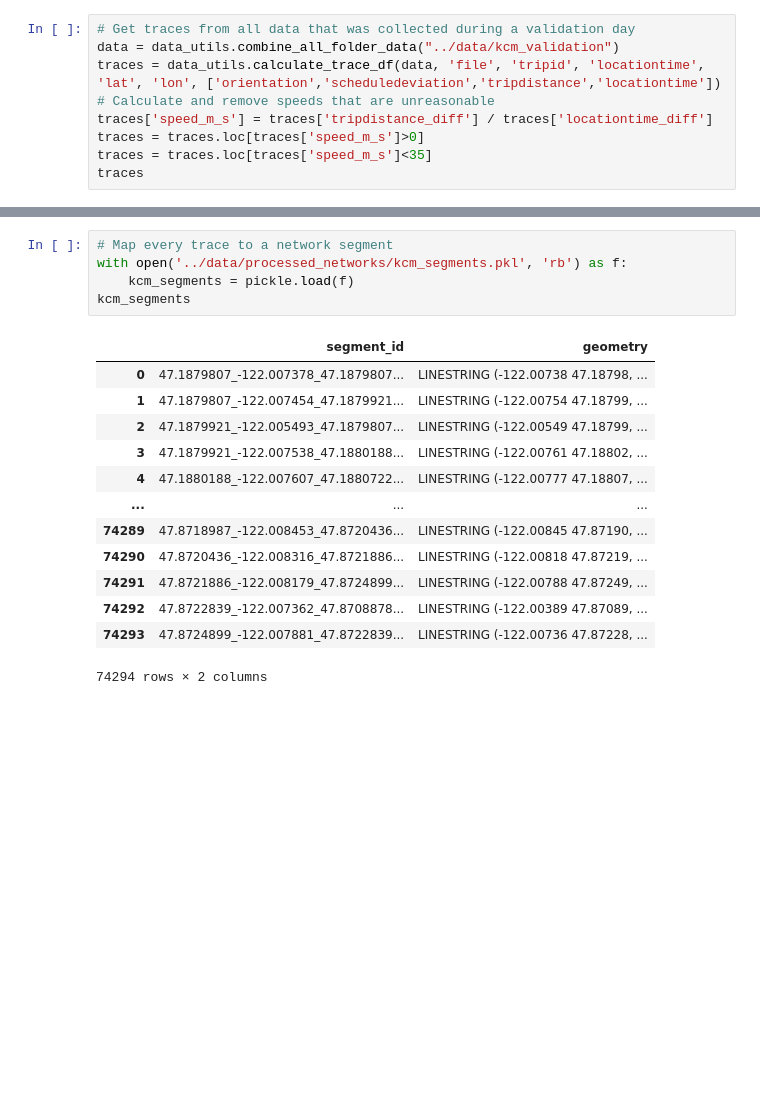
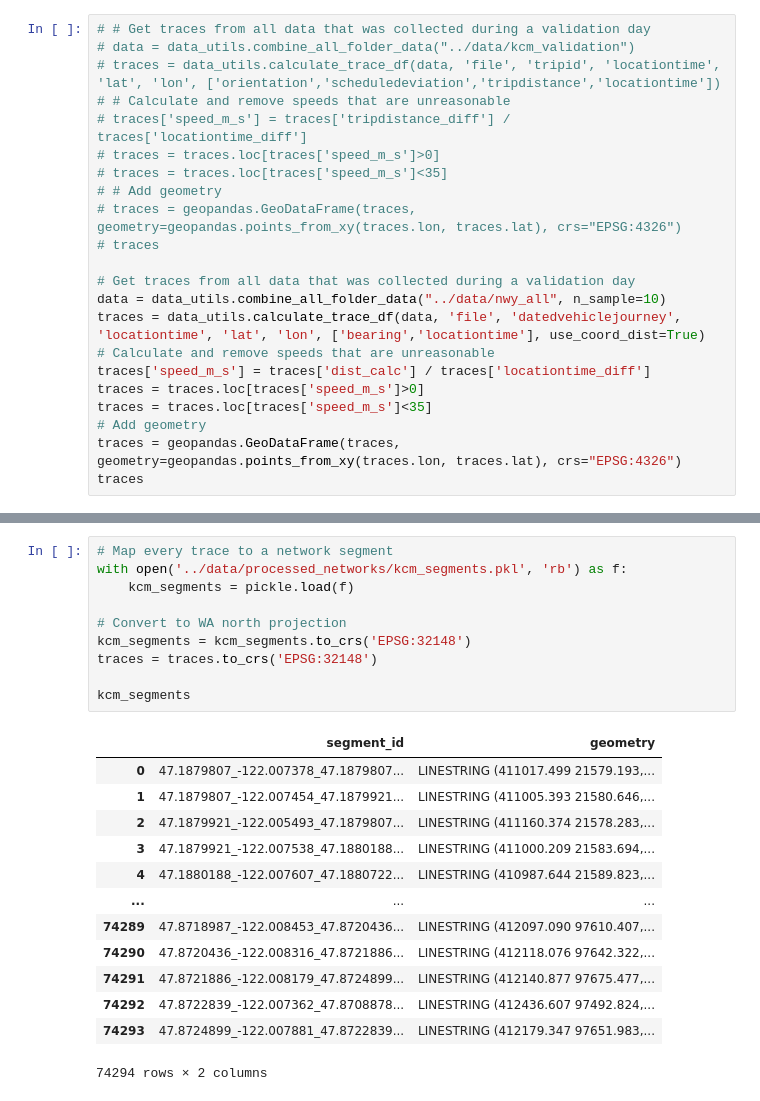
Before and after one commit to zackAemmer/generalizable_travel_times, a Jupyter notebook: src/03_map_features_to_network.ipynb, the cells around one changed output, grey strips where cells are left out. Cells and saved outputs as stored; diff of their text form; blank space fills up the shorter version.

```diff
--- a/src/03_map_features_to_network.ipynb
+++ b/src/03_map_features_to_network.ipynb
@@ -13,10 +13,23 @@ import shapely.geometry
 # %%
+# # Get traces from all data that was collected during a validation day
+# data = data_utils.combine_all_folder_data("../data/kcm_validation")
+# traces = data_utils.calculate_trace_df(data, 'file', 'tripid', 'locationtime', 'lat', 'lon', ['orientation','scheduledeviation','tripdistance','locationtime'])
+# # Calculate and remove speeds that are unreasonable
+# traces['speed_m_s'] = traces['tripdistance_diff'] / traces['locationtime_diff']
+# traces = traces.loc[traces['speed_m_s']>0]
+# traces = traces.loc[traces['speed_m_s']<35]
+# # Add geometry
+# traces = geopandas.GeoDataFrame(traces, geometry=geopandas.points_from_xy(traces.lon, traces.lat), crs="EPSG:4326")
+# traces
+
 # Get traces from all data that was collected during a validation day
-data = data_utils.combine_all_folder_data("../data/kcm_validation")
-traces = data_utils.calculate_trace_df(data, 'file', 'tripid', 'locationtime', 'lat', 'lon', ['orientation','scheduledeviation','tripdistance','locationtime'])
+data = data_utils.combine_all_folder_data("../data/nwy_all", n_sample=10)
+traces = data_utils.calculate_trace_df(data, 'file', 'datedvehiclejourney', 'locationtime', 'lat', 'lon', ['bearing','locationtime'], use_coord_dist=True)
 # Calculate and remove speeds that are unreasonable
-traces['speed_m_s'] = traces['tripdistance_diff'] / traces['locationtime_diff']
+traces['speed_m_s'] = traces['dist_calc'] / traces['locationtime_diff']
 traces = traces.loc[traces['speed_m_s']>0]
 traces = traces.loc[traces['speed_m_s']<35]
+# Add geometry
+traces = geopandas.GeoDataFrame(traces, geometry=geopandas.points_from_xy(traces.lon, traces.lat), crs="EPSG:4326")
 traces
 # %% [output]
@@ -36,19 +49,24 @@ traces
 # %%
 # Map every trace to a network segment
 with open('../data/processed_networks/kcm_segments.pkl', 'rb') as f:
     kcm_segments = pickle.load(f)
+
+# Convert to WA north projection
+kcm_segments = kcm_segments.to_crs('EPSG:32148')
+traces = traces.to_crs('EPSG:32148')
+
 kcm_segments
 # %% [output]
 |  | segment_id | geometry |
-| 0 | 47.1879807_-122.007378_47.1879807... | LINESTRING (-122.00738 47.18798, ... |
-| 1 | 47.1879807_-122.007454_47.1879921... | LINESTRING (-122.00754 47.18799, ... |
-| 2 | 47.1879921_-122.005493_47.1879807... | LINESTRING (-122.00549 47.18799, ... |
-| 3 | 47.1879921_-122.007538_47.1880188... | LINESTRING (-122.00761 47.18802, ... |
-| 4 | 47.1880188_-122.007607_47.1880722... | LINESTRING (-122.00777 47.18807, ... |
+| 0 | 47.1879807_-122.007378_47.1879807... | LINESTRING (411017.499 21579.193,... |
+| 1 | 47.1879807_-122.007454_47.1879921... | LINESTRING (411005.393 21580.646,... |
+| 2 | 47.1879921_-122.005493_47.1879807... | LINESTRING (411160.374 21578.283,... |
+| 3 | 47.1879921_-122.007538_47.1880188... | LINESTRING (411000.209 21583.694,... |
+| 4 | 47.1880188_-122.007607_47.1880722... | LINESTRING (410987.644 21589.823,... |
 | ... | ... | ... |
-| 74289 | 47.8718987_-122.008453_47.8720436... | LINESTRING (-122.00845 47.87190, ... |
-| 74290 | 47.8720436_-122.008316_47.8721886... | LINESTRING (-122.00818 47.87219, ... |
-| 74291 | 47.8721886_-122.008179_47.8724899... | LINESTRING (-122.00788 47.87249, ... |
-| 74292 | 47.8722839_-122.007362_47.8708878... | LINESTRING (-122.00389 47.87089, ... |
-| 74293 | 47.8724899_-122.007881_47.8722839... | LINESTRING (-122.00736 47.87228, ... |
+| 74289 | 47.8718987_-122.008453_47.8720436... | LINESTRING (412097.090 97610.407,... |
+| 74290 | 47.8720436_-122.008316_47.8721886... | LINESTRING (412118.076 97642.322,... |
+| 74291 | 47.8721886_-122.008179_47.8724899... | LINESTRING (412140.877 97675.477,... |
+| 74292 | 47.8722839_-122.007362_47.8708878... | LINESTRING (412436.607 97492.824,... |
+| 74293 | 47.8724899_-122.007881_47.8722839... | LINESTRING (412179.347 97651.983,... |
 74294 rows × 2 columns
```
Also changed, not shown: parts of 5 cells of this notebook, 3 other files.
